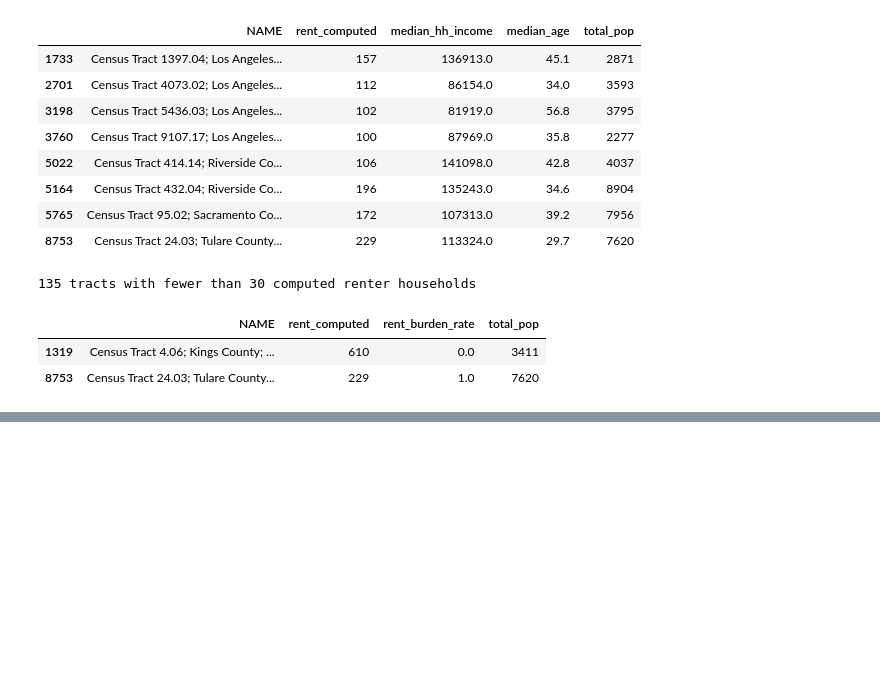
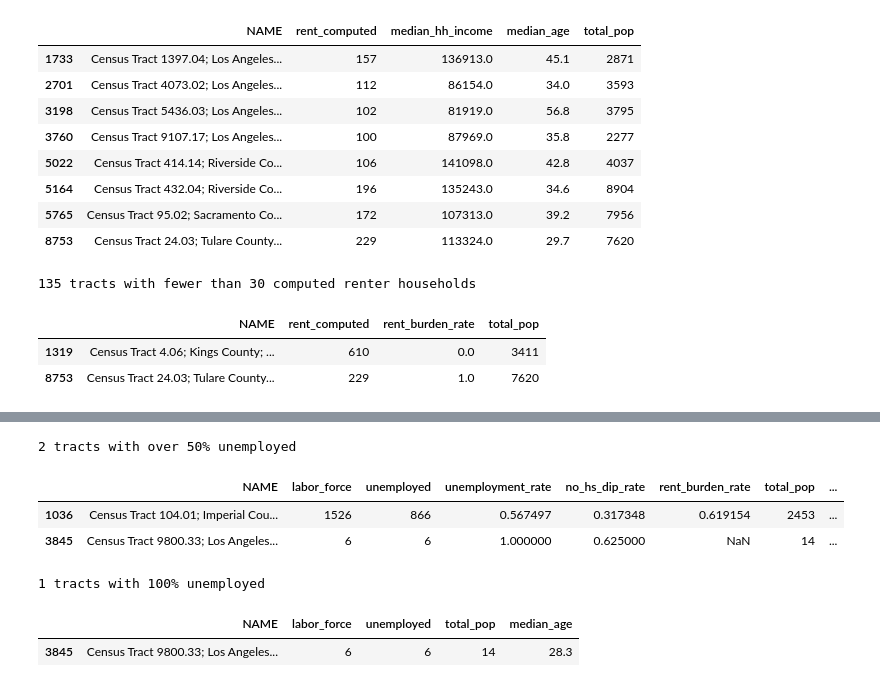
Before and after one commit to Djaser23/SDOH_Predictive_Hotspotting_CA, a Jupyter notebook: notebooks/03_EDA.ipynb, the cells around one changed output, grey strips where cells are left out. Cells and saved outputs as stored; diff of their text form; code cells hidden in the pictures; blank space fills up the shorter version.

```diff
--- a/notebooks/03_EDA.ipynb
+++ b/notebooks/03_EDA.ipynb
@@ -312,0 +362,17 @@ df.loc[
+# %%
+# investigate tracts with high unemployment rate
+print((df['unemployment_rate'] > .5).sum(), 'tracts with over 50% unemployed')
+
+display(df.loc[df['unemployment_rate'] > .50, ['NAME', 'labor_force', 'unemployed', 'unemployment_rate', 'no_hs_dip_rate', 'rent_burden_rate',
+                                    'total_pop', 'median_age']])
+
+print((df['unemployment_rate'] == 1.0).sum(), 'tracts with 100% unemployed')
+df.loc[df['unemployment_rate'] == 1, ['NAME', 'labor_force', 'unemployed', 'total_pop', 'median_age']]
+# %% [output]
+2 tracts with over 50% unemployed
+|  | NAME | labor_force | unemployed | unemployment_rate | no_hs_dip_rate | rent_burden_rate | total_pop | ... |
+| 1036 | Census Tract 104.01; Imperial Cou... | 1526 | 866 | 0.567497 | 0.317348 | 0.619154 | 2453 | ... |
+| 3845 | Census Tract 9800.33; Los Angeles... | 6 | 6 | 1.000000 | 0.625000 | NaN | 14 | ... |
+1 tracts with 100% unemployed
+|  | NAME | labor_force | unemployed | total_pop | median_age |
+| 3845 | Census Tract 9800.33; Los Angeles... | 6 | 6 | 14 | 28.3 |
```
Also changed, not shown: parts of 11 cells of this notebook.
